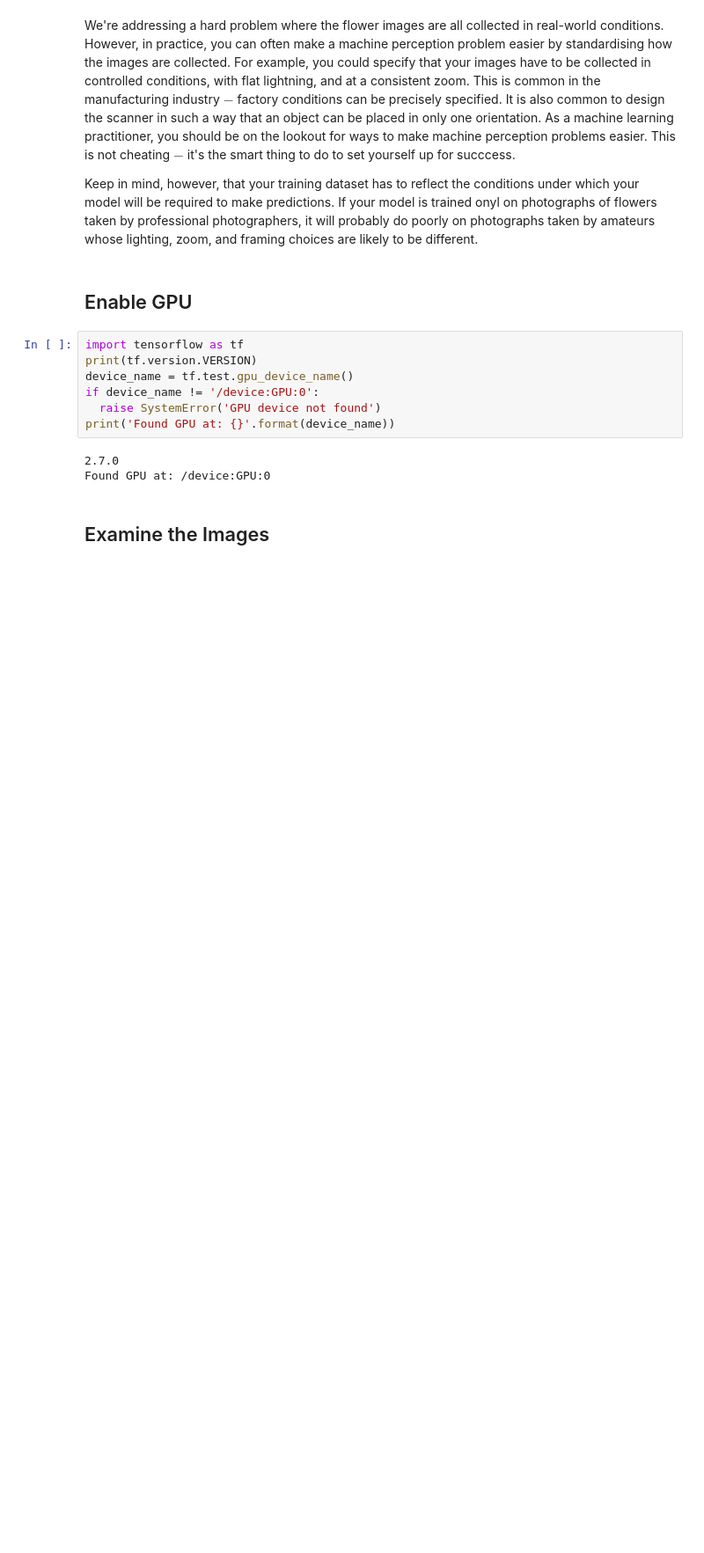
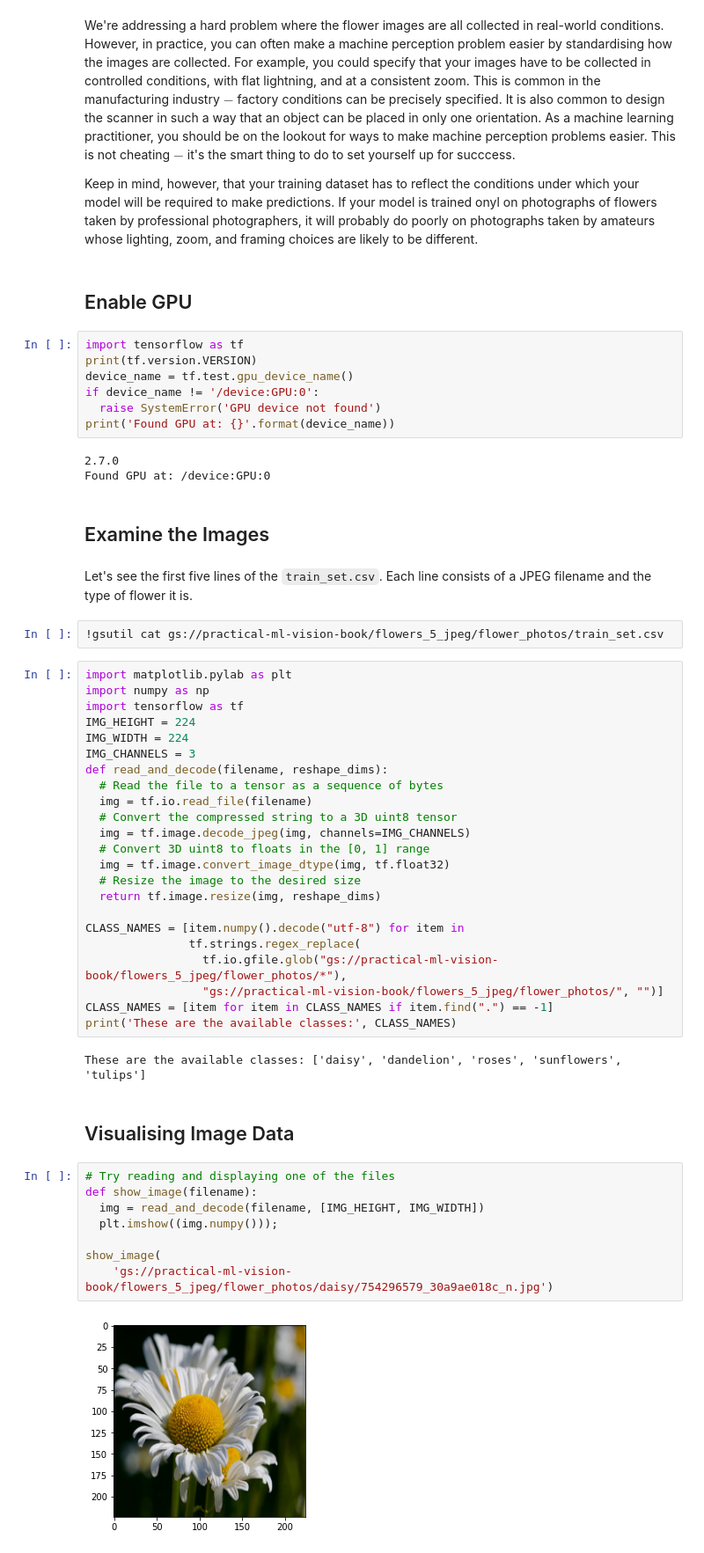
Before and after one commit to antounes/cv, a Jupyter notebook: 02a_machine_perception.ipynb, the cells around one changed output. Shown: that part at 88% size. Saved outputs shown, nothing was run; the diff lists cells and outputs as text; blank space fills up the shorter version.

Commit message:
Examine the images

```diff
--- a/02a_machine_perception.ipynb
+++ b/02a_machine_perception.ipynb
@@ -22,3 +22,44 @@ print('Found GPU at: {}'.format(device_name))
 Found GPU at: /device:GPU:0
 # %% [markdown]
 ## Examine the Images
+# %% [markdown]
+Let's see the first five lines of the `train_set.csv`. Each line consists of a JPEG filename and the type of flower it is.
+# %%
+!gsutil cat gs://practical-ml-vision-book/flowers_5_jpeg/flower_photos/train_set.csv
+# %%
+import matplotlib.pylab as plt
+import numpy as np
+import tensorflow as tf
+IMG_HEIGHT = 224
+IMG_WIDTH = 224
+IMG_CHANNELS = 3
+def read_and_decode(filename, reshape_dims):
+  # Read the file to a tensor as a sequence of bytes
+  img = tf.io.read_file(filename)
+  # Convert the compressed string to a 3D uint8 tensor
+  img = tf.image.decode_jpeg(img, channels=IMG_CHANNELS)
+  # Convert 3D uint8 to floats in the [0, 1] range
+  img = tf.image.convert_image_dtype(img, tf.float32)
+  # Resize the image to the desired size
+  return tf.image.resize(img, reshape_dims)
+
+CLASS_NAMES = [item.numpy().decode("utf-8") for item in
+               tf.strings.regex_replace(
+                 tf.io.gfile.glob("gs://practical-ml-vision-book/flowers_5_jpeg/flower_photos/*"),
+                 "gs://practical-ml-vision-book/flowers_5_jpeg/flower_photos/", "")]
+CLASS_NAMES = [item for item in CLASS_NAMES if item.find(".") == -1]
+print('These are the available classes:', CLASS_NAMES)
+# %% [output]
+These are the available classes: ['daisy', 'dandelion', 'roses', 'sunflowers', 'tulips']
+# %% [markdown]
+## Visualising Image Data
+# %%
+# Try reading and displaying one of the files
+def show_image(filename):
+  img = read_and_decode(filename, [IMG_HEIGHT, IMG_WIDTH])
+  plt.imshow((img.numpy()));
+
+show_image(
+    'gs://practical-ml-vision-book/flowers_5_jpeg/flower_photos/daisy/754296579_30a9ae018c_n.jpg')
+# %% [output]
+[figure, added]
```
Also changed, not shown: parts of 3 cells of this notebook.
